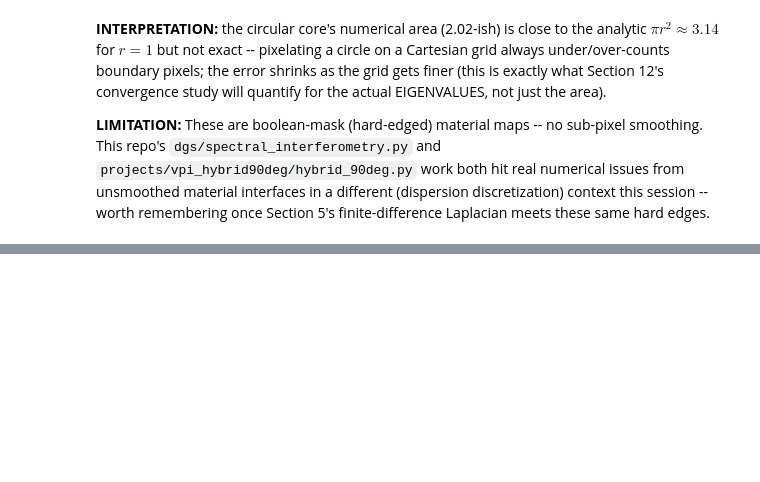
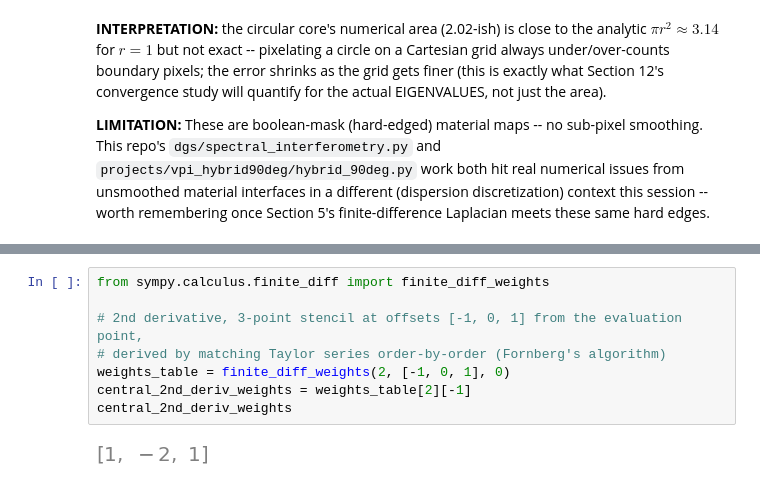
Before and after one commit to ColinsCoding/Dispersion-Assisted-GS-Phase-Recovery, a Jupyter notebook: projects/photonic_modes_geometry/photonic_modes_geometry.ipynb, the cells around one changed output, grey strips where cells are left out. Saved outputs shown, nothing was run; the diff lists cells and outputs as text; blank space fills up the shorter version.

```diff
--- a/projects/photonic_modes_geometry/photonic_modes_geometry.ipynb
+++ b/projects/photonic_modes_geometry/photonic_modes_geometry.ipynb
@@ -191,0 +210,10 @@ finite-difference Laplacian meets these same hard edges.
+# %%
+from sympy.calculus.finite_diff import finite_diff_weights
+
+# 2nd derivative, 3-point stencil at offsets [-1, 0, 1] from the evaluation point,
+# derived by matching Taylor series order-by-order (Fornberg's algorithm)
+weights_table = finite_diff_weights(2, [-1, 0, 1], 0)
+central_2nd_deriv_weights = weights_table[2][-1]
+central_2nd_deriv_weights
+# %% [output]
+[figure, added]
```
Also changed, not shown: parts of 8 cells of this notebook, 3 other files.
